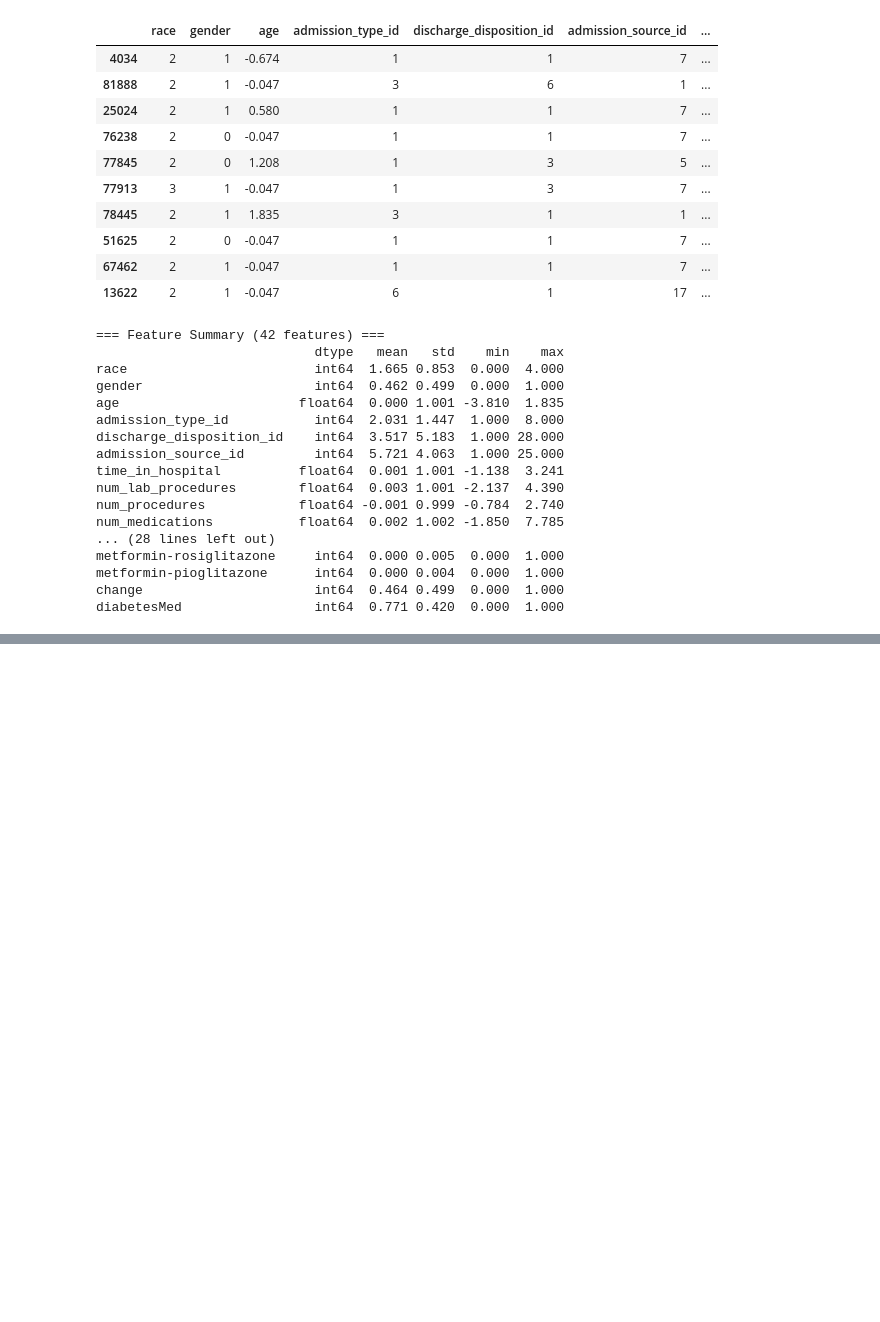
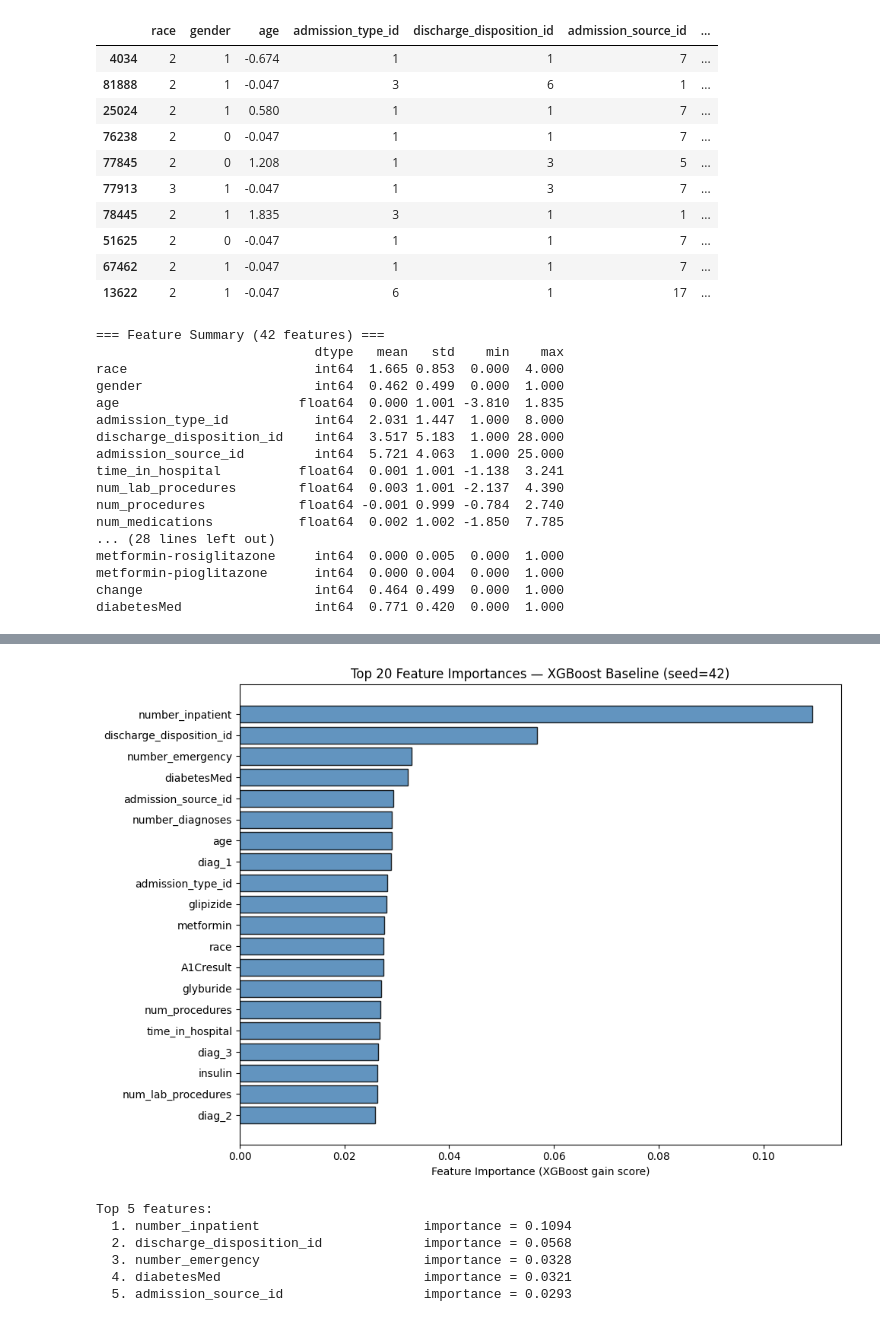
Before and after one commit to Simi-Shrivastava11/tabddpm-hospital-readmission-prediction, a Jupyter notebook: notebook/main.ipynb, the cells around one changed output, grey strips where cells are left out. Saved outputs shown, nothing was run; the diff lists cells and outputs as text; code cells hidden in the pictures; blank space fills up the shorter version.

```diff
--- a/notebook/main.ipynb
+++ b/notebook/main.ipynb
@@ -526,0 +753,29 @@ diabetesMed                 int64  0.771 0.420  0.000  1.000
+# %%
+feature_names = X_train.columns.tolist()
+importances   = best_model.feature_importances_
+top_n   = 20
+top_idx = np.argsort(importances)[::-1][:top_n]
+
+plt.figure(figsize=(10, 7))
+plt.barh(
+    y=[feature_names[i] for i in top_idx[::-1]],
+    width=importances[top_idx[::-1]],
+    color='steelblue', edgecolor='black', alpha=0.85
+)
+plt.xlabel('Feature Importance (XGBoost gain score)')
+plt.title(f'Top {top_n} Feature Importances — XGBoost Baseline (seed=42)')
+plt.tight_layout()
+plt.savefig(f'{FIGURES_DIR}/baseline_feature_importance.png', dpi=150, bbox_inches='tight')
+plt.show()
+
+print('Top 5 features:')
+for rank, i in enumerate(top_idx[:5], 1):
+    print(f'  {rank}. {feature_names[i]:35s}  importance = {importances[i]:.4f}')
+# %% [output]
+[figure, added]
+Top 5 features:
+  1. number_inpatient                     importance = 0.1094
+  2. discharge_disposition_id             importance = 0.0568
+  3. number_emergency                     importance = 0.0328
+  4. diabetesMed                          importance = 0.0321
+  5. admission_source_id                  importance = 0.0293
```
Also changed, not shown: parts of 9 cells of this notebook.
